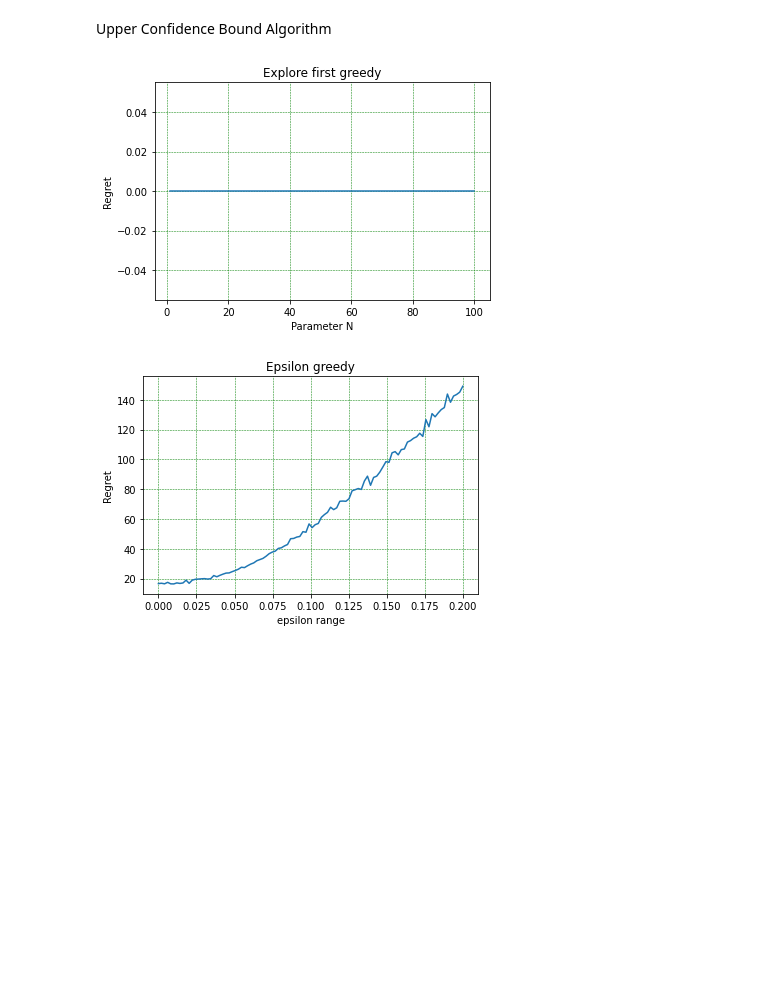
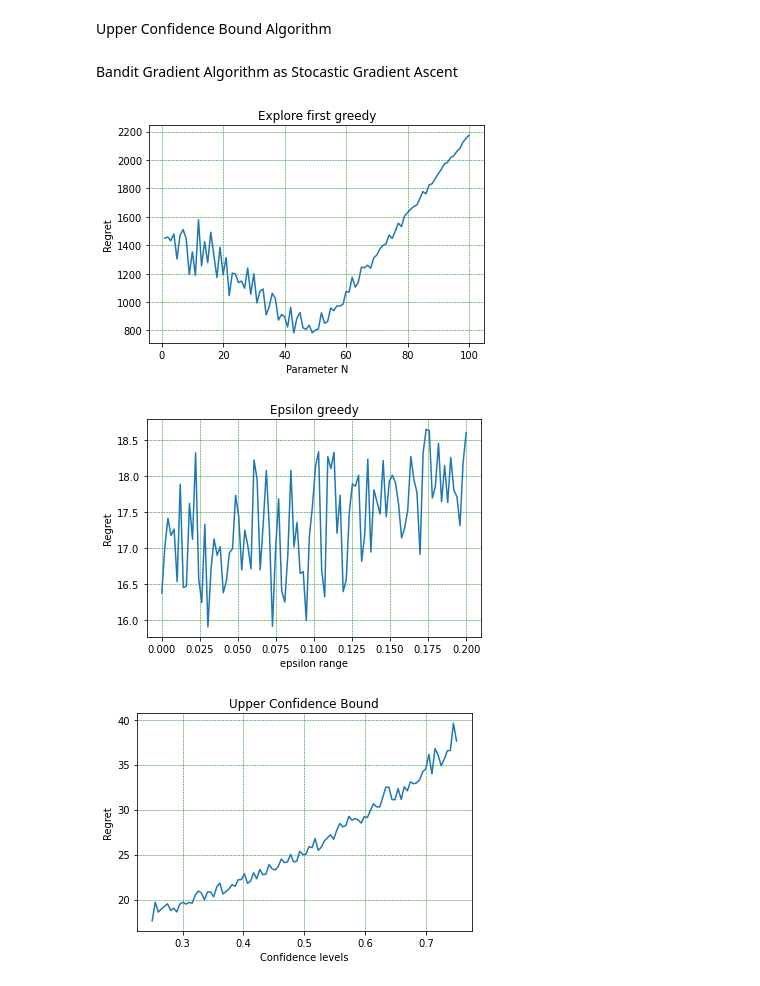
Before and after one commit to sathyasheelans/Reinforcement-Learning, a Jupyter notebook: multi_Arm_Bandits.ipynb, the cells around one changed output. Saved outputs shown, nothing was run; the diff lists cells and outputs as text; code cells hidden in the pictures; blank space fills up the shorter version.

```diff
--- a/multi_Arm_Bandits.ipynb
+++ b/multi_Arm_Bandits.ipynb
@@ -102,5 +104,32 @@ def epsilon_greedy(arms, Time_Horizon, eps):
     return Regret
 # %% [markdown]
 Upper Confidence Bound Algorithm
+# %%
+
+def UCB(arms, Time_Horizon, c):
+    Reward= np.random.normal(np.random.normal(0,1),1, arms) #Rewards initialization
+    Best_Reward=max(Reward)
+    Qt=Reward #Action value initialization
+    Regret_arr=np.zeros(Time_Horizon) #Regret array inilialization
+    N=np.zeros(arms) #Arm pull count initialization
+    N=N+1
+    Sum_rewards=sum(Reward) #Rewards sum initialization
+    Regret=Time_Horizon*Best_Reward-Sum_rewards   #Regret initialization
+
+    i=11
+    while(i<Time_Horizon):
+
+        #Regret_arr[i]=Time_Horizon*Best_Reward-Sum_rewards#Get Psuedo regret at every time step
+        Action=np.argmax(Qt + c*(np.log(i)/N)**(1/2)) #Exploring the policy and choosing random arm
+        Current_Reward=Reward[Action] #Get the reward for the particular action
+        Sum_rewards=Sum_rewards+Current_Reward #sum of total rewards
+        N[Action]=N[Action]+1   #Number of times the Arm was pulled
+        Qt[Action]=Qt[Action]+(Current_Reward-Qt[Action])*(1/N[Action]) #Action value updation
+        i+=1
+    #Regret=np.average(Regret_arr)
+    Regret=Time_Horizon*Best_Reward-Sum_rewards
+    return Regret
+# %% [markdown]
+Bandit Gradient Algorithm as Stocastic Gradient Ascent
 # %%
 
@@ -140,7 +168,7 @@ def main():
     simulations=100
     E_parameter=np.arange(1,101) #Exploration parameter
     eps_parameter=np.linspace(0,0.2,100) #Range of Epsillon values
-    confidence=np.linspace(0,2,100) #Range of Epsillon values
+    confidence=np.linspace(0.25,0.75,100) #Range of Epsillon values
 
     i=0
     j=0
@@ -149,7 +177,7 @@ def main():
     while(j<simulations):
         while(i<iterations):
             Regret_greedy[i]=greedy(10,1000,E_parameter[i])
-            Regret_eps_greedy[i]=UCB(10,1000,confidence[i])
+            Regret_eps_greedy[i]=UCB(10,1000,eps_parameter[i])
             Regret_ucb[i]=UCB(10,1000,confidence[i])
             i+=1
         i=0
@@ -163,32 +191,33 @@ def main():
     #Regret_greedy=Regret_greedy/simulations
 
 
     #Plots of Greedy algorithm
     plt.figure("Explore first greedy")
     plt.title("Explore first greedy")
     plt.plot(E_parameter,Regret_new_greedy)
     plt.xlabel("Parameter N")
     plt.ylabel("Regret")
     plt.grid(color = 'green', linestyle = '--', linewidth = 0.5)
 
     #Plots of Epsilon Greedy algorithm
     plt.figure("Epsilon greedy")
     plt.title("Epsilon greedy")
     plt.plot(eps_parameter,Regret_new_eps_greedy)
     plt.xlabel("epsilon range")
     plt.ylabel("Regret")
     plt.grid(color = 'green', linestyle = '--', linewidth = 0.5)
 
     #Plots of Upper Confidence Bound
     plt.figure("UCB")
     plt.title("Upper Confidence Bound")
     plt.plot(confidence,Regret_new_ucb)
     plt.xlabel("Confidence levels")
     plt.ylabel("Regret")
     plt.grid(color = 'green', linestyle = '--', linewidth = 0.5)
 
 if __name__ == '__main__':
     main()
 # %% [output]
-[figure, old version]
+[figure, new version]
-[figure, old version]
+[figure, new version]
+[figure, added]
```
Also changed, not shown: parts of 2 cells of this notebook, 4 other files.
